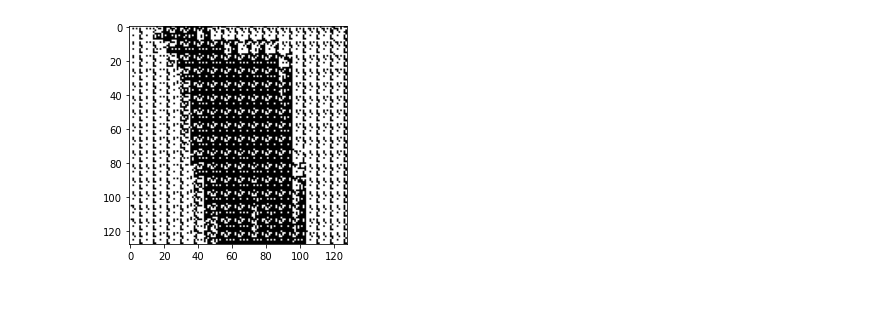
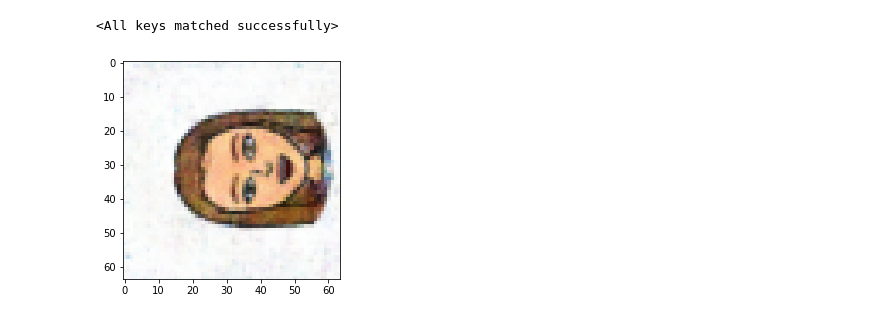
Before and after one commit to AdarshShah/Generative-Models, a Jupyter notebook: assignment_1/GAN/demo.ipynb, the cells around one changed output. Saved outputs shown, nothing was run; the diff lists cells and outputs as text; code cells hidden in the pictures.

Commit message:
ADRL assignments

```diff
--- a/assignment_1/GAN/demo.ipynb
+++ b/assignment_1/GAN/demo.ipynb
@@ -7,16 +13,13 @@ from DC_GAN import sample, Generator, Discriminator
 # Initialization parameters
 device = 'cuda:0'
 datapath = '/home/adarsh/ADRL/datasets/bitmoji_faces'
-modelpath = '/home/adarsh/ADRL/assignment_1/GAN/model_01.pt'
-
-model = Sequential(Discriminator(), Generator()).to(device)
-try:
-    model.load_state_dict(torch.load(modelpath))
-except:
-    print('incorrect modelpath')
+modelpath = '/home/adarsh/ADRL/assignment_1/GAN/bi_gan/bi_gan13500.pt'
+path = '/home/adarsh/ADRL/assignment_1/GAN/ls_gan/ls_gan9000.pt'
-# %%
-Y = model[1](sample(1))
-plt.imshow(Y.detach().cpu().squeeze(),'gray')
-plt.show()
-# %% [output]
-[figure, removed]
+# %%
+model = model = Sequential(d(), g()).to(device)
+
+# Load Pretrained Model if avaliable in modelpath
+
+model.load_state_dict(torch.load(path))
+# %% [output]
+<All keys matched successfully>
@@ -22,0 +33,8 @@ plt.show()
+# %%
+z = sample(1).to(device)
+z_img = model[1](z).cpu()
+
+plt.imshow(z_img.squeeze().detach().T*0.5+0.5)
+plt.show()
+# %% [output]
+[figure, added]
```
Also changed, not shown: parts of 5 cells of this notebook, 44 other files.
